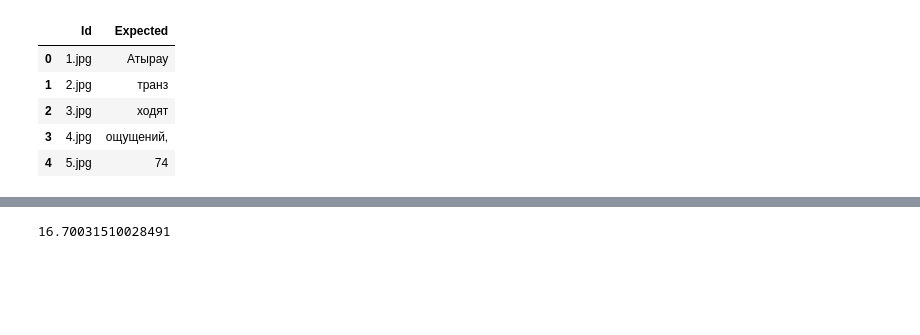
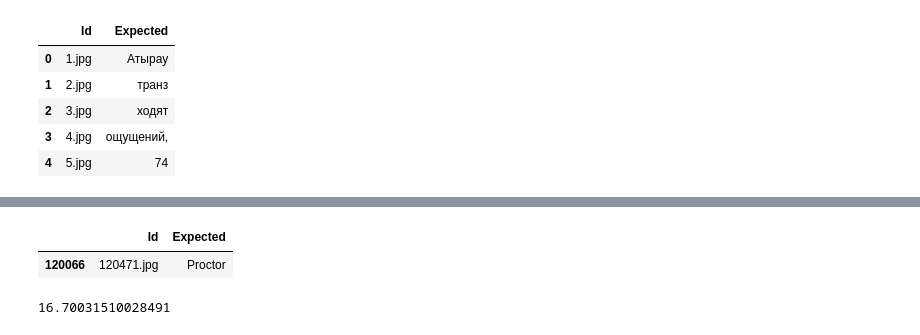
Before and after one commit to hadzhykhanov/cv_contest, a Jupyter notebook: notebooks/Untitled.ipynb, the cells around one changed output, grey strips where cells are left out. Saved outputs shown, nothing was run; the diff lists cells and outputs as text; code cells hidden in the pictures; blank space fills up the shorter version.

```diff
--- a/notebooks/Untitled.ipynb
+++ b/notebooks/Untitled.ipynb
@@ -40,3 +20,8 @@ df[df.Expected == "сущ"]
+# %%
+df[df.Id == "120471.jpg"]
+# %% [output]
+|  | Id | Expected |
+| 120066 | 120471.jpg | Proctor |
 # %%
 path = "/Users/vladislavgadzihanov/PycharmProjects/cv_contest/data/vk_made_ocr/test/test"
 
```
Also changed, not shown: parts of 5 cells of this notebook, 20 other files.
